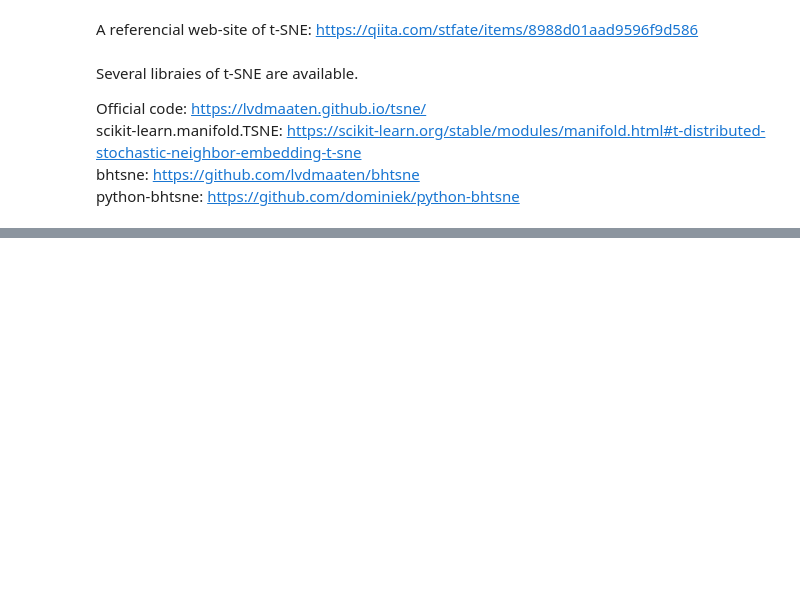
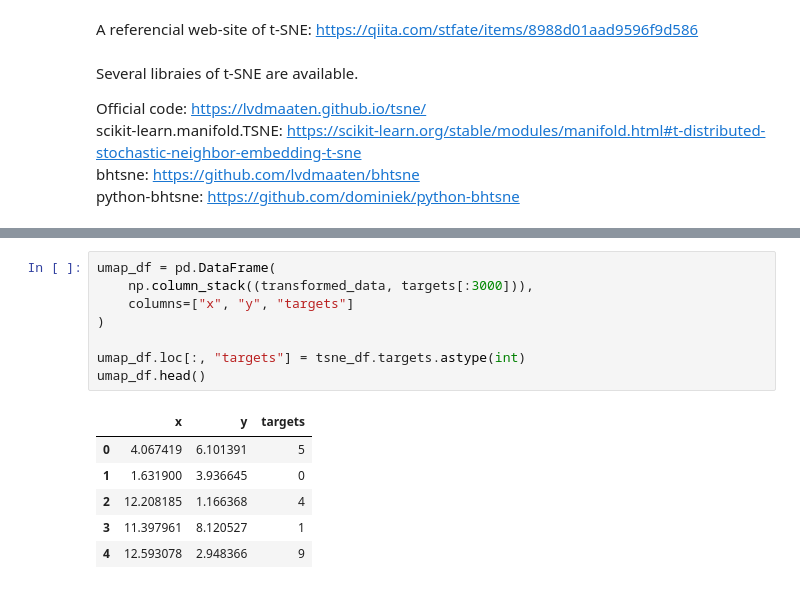
Before and after one commit to Atsuhiko/AAMLP, a Jupyter notebook: 01_Supevised vs unsupervised lerning/01_p11_MNIST_t-SNE.ipynb, the cells around one changed output, grey strips where cells are left out. Saved outputs shown, nothing was run; the diff lists cells and outputs as text; blank space fills up the shorter version.

```diff
--- a/01_Supevised vs unsupervised lerning/01_p11_MNIST_t-SNE.ipynb
+++ b/01_Supevised vs unsupervised lerning/01_p11_MNIST_t-SNE.ipynb
@@ -206,0 +218,15 @@ python-bhtsne: https://github.com/dominiek/python-bhtsne
+# %%
+umap_df = pd.DataFrame(
+    np.column_stack((transformed_data, targets[:3000])),
+    columns=["x", "y", "targets"]
+)
+
+umap_df.loc[:, "targets"] = tsne_df.targets.astype(int)
+umap_df.head()
+# %% [output]
+|  | x | y | targets |
+| 0 | 4.067419 | 6.101391 | 5 |
+| 1 | 1.631900 | 3.936645 | 0 |
+| 2 | 12.208185 | 1.166368 | 4 |
+| 3 | 11.397961 | 8.120527 | 1 |
+| 4 | 12.593078 | 2.948366 | 9 |
```
Also changed, not shown: parts of 12 cells of this notebook.
